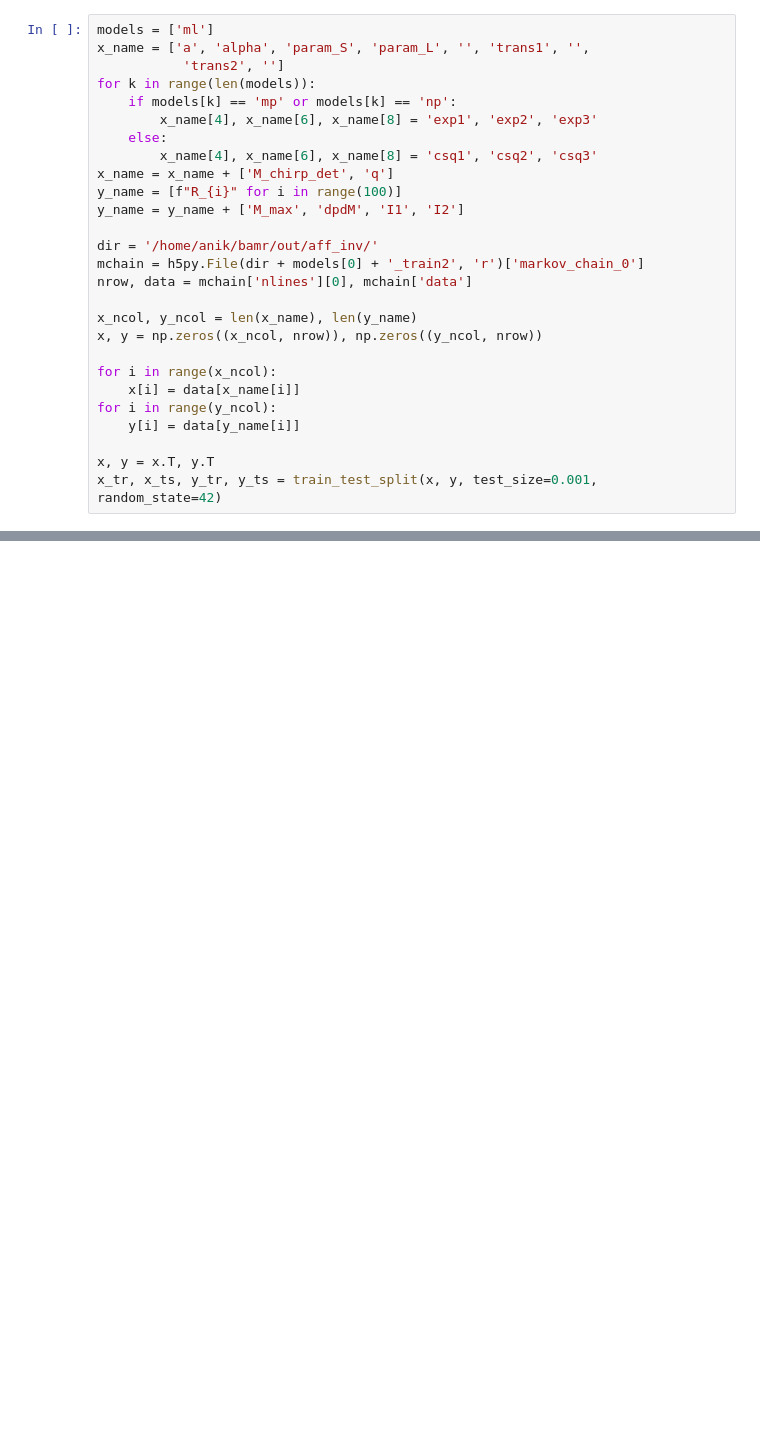
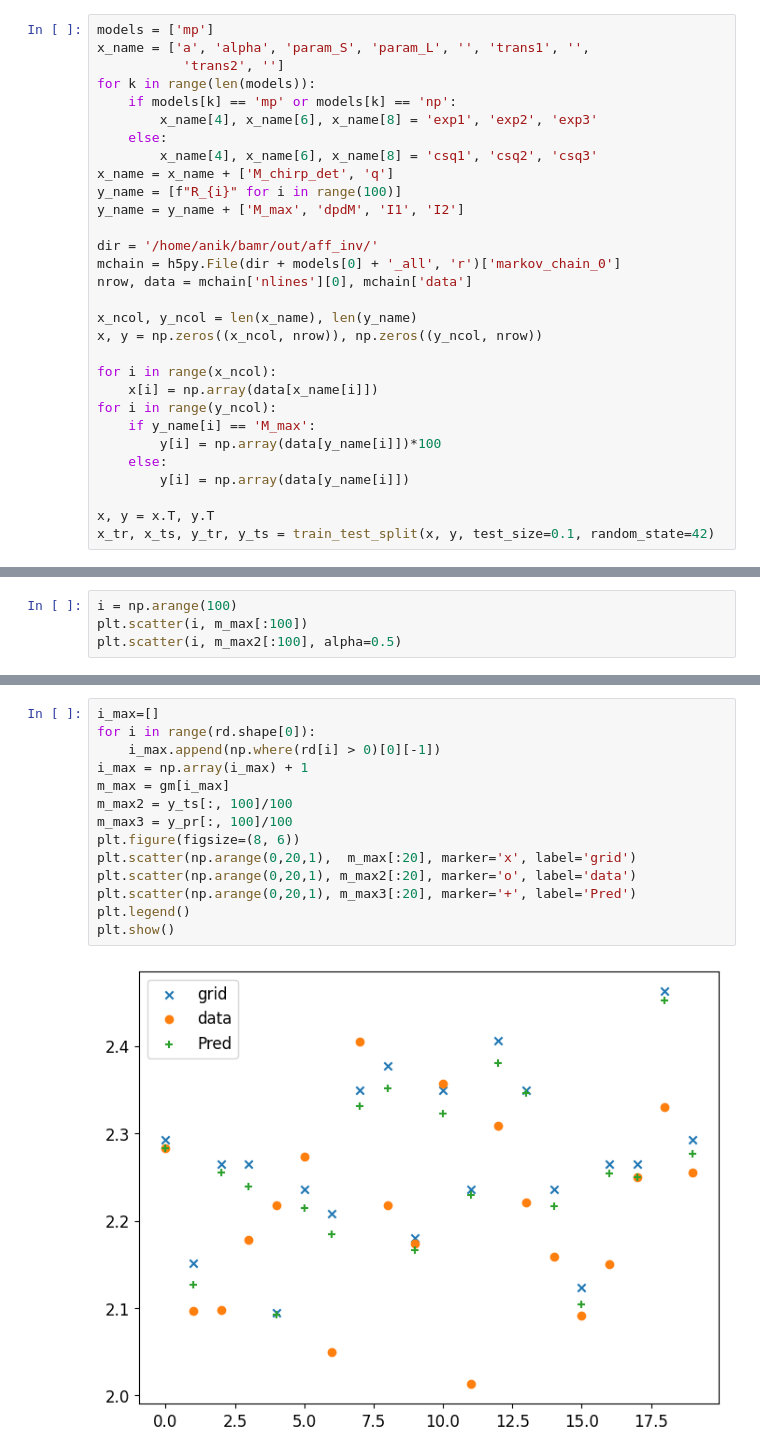
Before and after one commit to awsteiner/bamr, a Jupyter notebook: out/dtr.ipynb, the cells around one changed output, grey strips where cells are left out. Saved outputs shown, nothing was run; the diff lists cells and outputs as text; blank space fills up the shorter version.

```diff
--- a/out/dtr.ipynb
+++ b/out/dtr.ipynb
@@ -10,7 +13,7 @@ from sklearn.metrics import mean_absolute_error
 from sklearn.metrics import r2_score
 plt.rc('font', size=12.0)
 # %%
-models = ['ml']
+models = ['mp']
 x_name = ['a', 'alpha', 'param_S', 'param_L', '', 'trans1', '',
            'trans2', '']
 for k in range(len(models)):
@@ -23,17 +26,20 @@ y_name = [f"R_{i}" for i in range(100)]
 y_name = y_name + ['M_max', 'dpdM', 'I1', 'I2']
 
 dir = '/home/anik/bamr/out/aff_inv/'
-mchain = h5py.File(dir + models[0] + '_train2', 'r')['markov_chain_0']
+mchain = h5py.File(dir + models[0] + '_all', 'r')['markov_chain_0']
 nrow, data = mchain['nlines'][0], mchain['data']
 
 x_ncol, y_ncol = len(x_name), len(y_name)
 x, y = np.zeros((x_ncol, nrow)), np.zeros((y_ncol, nrow))
 
 for i in range(x_ncol):
-    x[i] = data[x_name[i]]
+    x[i] = np.array(data[x_name[i]])
 for i in range(y_ncol):
-    y[i] = data[y_name[i]]
+    if y_name[i] == 'M_max':
+        y[i] = np.array(data[y_name[i]])*100
+    else:
+        y[i] = np.array(data[y_name[i]])
 
 x, y = x.T, y.T
-x_tr, x_ts, y_tr, y_ts = train_test_split(x, y, test_size=0.001, random_state=42)
+x_tr, x_ts, y_tr, y_ts = train_test_split(x, y, test_size=0.1, random_state=42)
 # %%
@@ -139,0 +197,4 @@ plt.show()
+# %%
+i = np.arange(100)
+plt.scatter(i, m_max[:100])
+plt.scatter(i, m_max2[:100], alpha=0.5)
@@ -139,0 +204,16 @@ plt.show()
+# %%
+i_max=[]
+for i in range(rd.shape[0]):
+    i_max.append(np.where(rd[i] > 0)[0][-1])
+i_max = np.array(i_max) + 1
+m_max = gm[i_max]
+m_max2 = y_ts[:, 100]/100
+m_max3 = y_pr[:, 100]/100
+plt.figure(figsize=(8, 6))
+plt.scatter(np.arange(0,20,1),  m_max[:20], marker='x', label='grid')
+plt.scatter(np.arange(0,20,1), m_max2[:20], marker='o', label='data')
+plt.scatter(np.arange(0,20,1), m_max3[:20], marker='+', label='Pred')
+plt.legend()
+plt.show()
+# %% [output]
+[figure, added]
```
Also changed, not shown: parts of 8 cells of this notebook, 3 other files.
